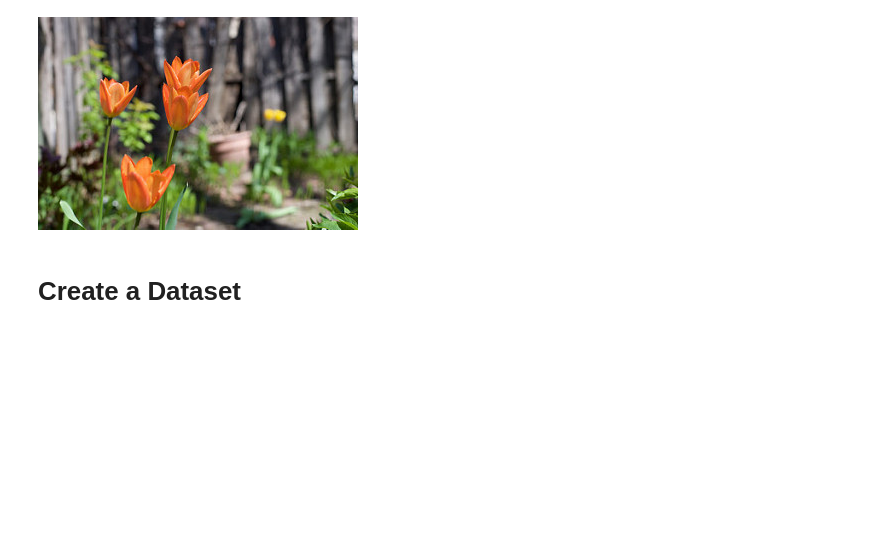
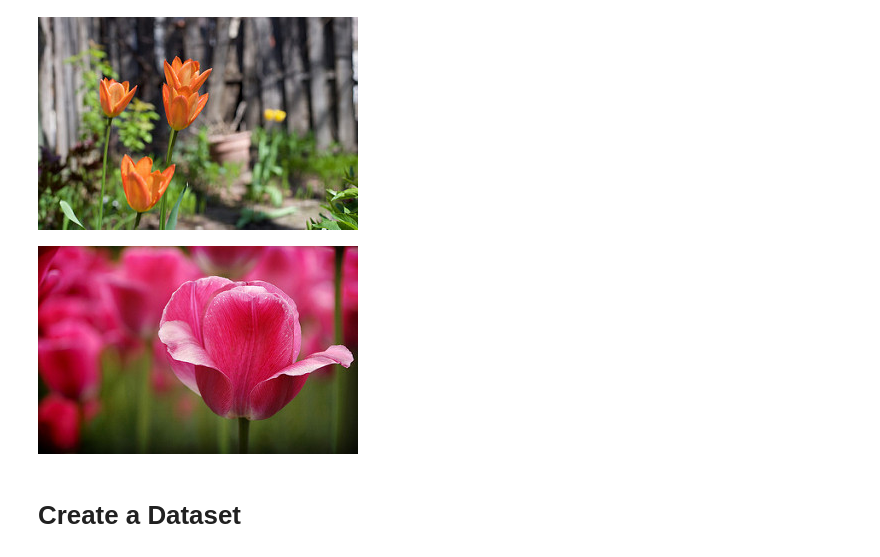
Before and after one commit to ipatel467/Image-Recognition, a Jupyter notebook: Index.ipynb, the cells around one changed output. Cells and saved outputs as stored; diff of their text form; code cells hidden in the pictures; blank space fills up the shorter version.

```diff
--- a/Index.ipynb
+++ b/Index.ipynb
@@ -57,6 +57,10 @@ PIL.Image.open(str(tulips[210]))
 PIL.Image.open(str(tulips[215]))
 # %% [output]
 [figure]
+# %%
+PIL.Image.open(str(tulips[225]))
+# %% [output]
+[figure, added]
 # %% [markdown]
 # Create a Dataset
 # %%
```
Also changed, not shown: parts of 7 cells of this notebook.
